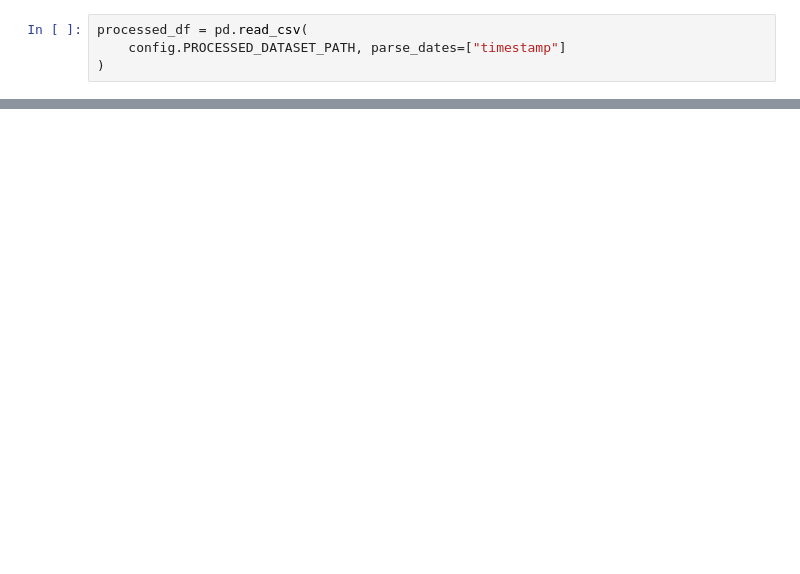
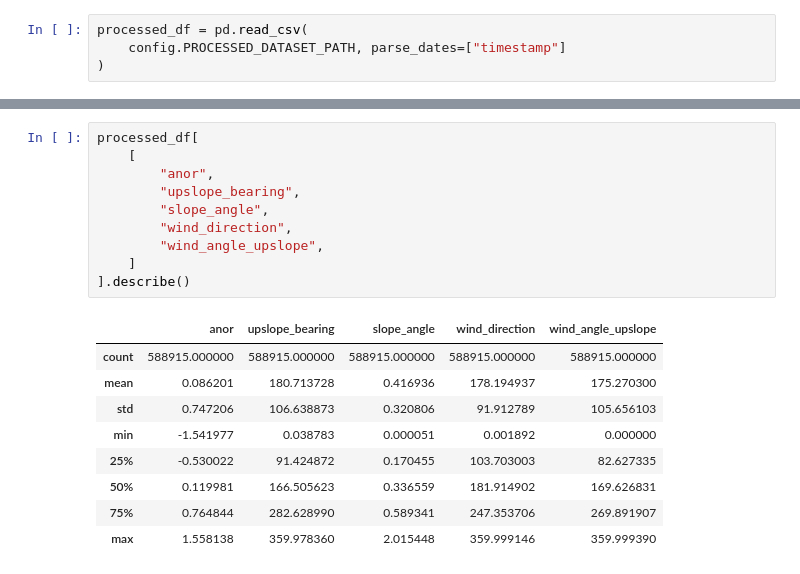
Before and after one commit to seangtkelley/uor-msc-dissertation-xai-african-storms, a Jupyter notebook: src/raw_data_explore.ipynb, the cells around one changed output, grey strips where cells are left out. Saved outputs shown, nothing was run; the diff lists cells and outputs as text; blank space fills up the shorter version.

```diff
--- a/src/raw_data_explore.ipynb
+++ b/src/raw_data_explore.ipynb
@@ -85,0 +107,20 @@ comparison_df[["gpm_mean", "areaxgpm_mean", "mean_prcp_400"]].describe()
+# %%
+processed_df[
+    [
+        "anor",
+        "upslope_bearing",
+        "slope_angle",
+        "wind_direction",
+        "wind_angle_upslope",
+    ]
+].describe()
+# %% [output]
+|  | anor | upslope_bearing | slope_angle | wind_direction | wind_angle_upslope |
+| count | 588915.000000 | 588915.000000 | 588915.000000 | 588915.000000 | 588915.000000 |
+| mean | 0.086201 | 180.713728 | 0.416936 | 178.194937 | 175.270300 |
+| std | 0.747206 | 106.638873 | 0.320806 | 91.912789 | 105.656103 |
+| min | -1.541977 | 0.038783 | 0.000051 | 0.001892 | 0.000000 |
+| 25% | -0.530022 | 91.424872 | 0.170455 | 103.703003 | 82.627335 |
+| 50% | 0.119981 | 166.505623 | 0.336559 | 181.914902 | 169.626831 |
+| 75% | 0.764844 | 282.628990 | 0.589341 | 247.353706 | 269.891907 |
+| max | 1.558138 | 359.978360 | 2.015448 | 359.999146 | 359.999390 |
```
Also changed, not shown: parts of 52 cells of this notebook, 4 other files.
